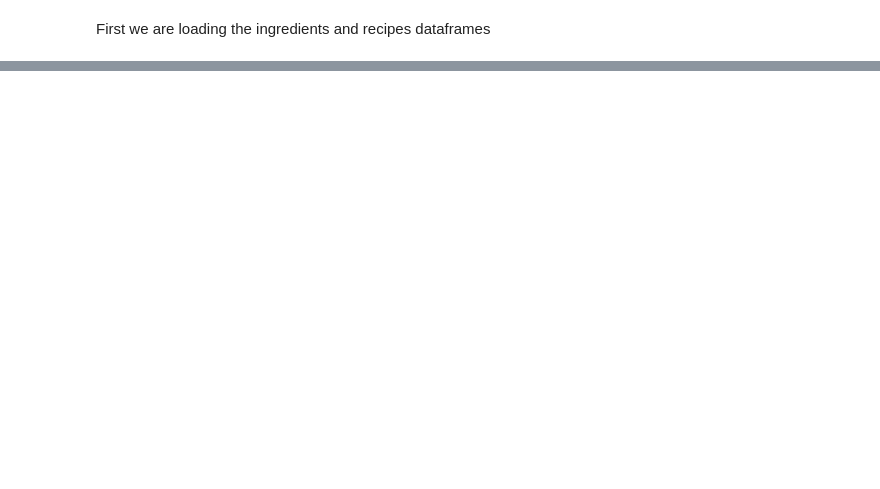
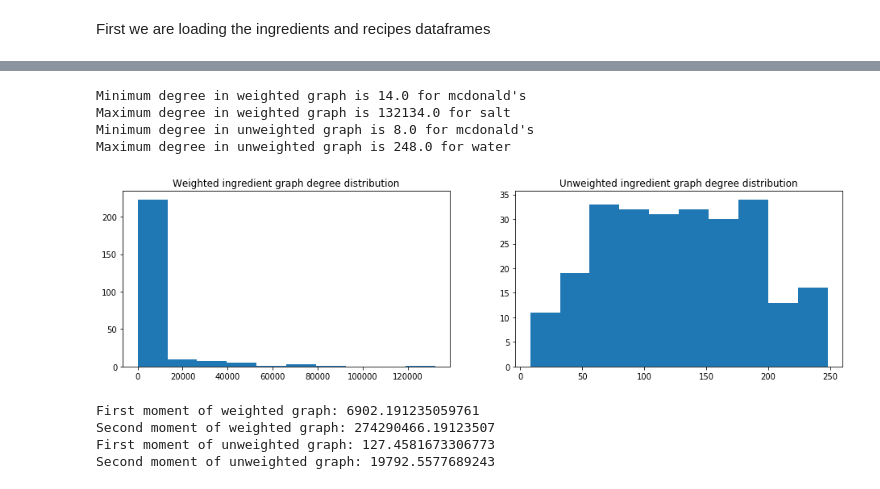
Before and after one commit to alex-mocanu/A-Network-Tour-of-DS-Homework, a Jupyter notebook: Project/explore-ingredients-graph.ipynb, the cells around one changed output, grey strips where cells are left out. Cells and saved outputs as stored; diff of their text form; code cells hidden in the pictures; blank space fills up the shorter version.

Commit message:
Completed ingredients graph exploration

```diff
--- a/Project/explore-ingredients-graph.ipynb
+++ b/Project/explore-ingredients-graph.ipynb
@@ -32,5 +17,0 @@ ingredientsGraph[ *ingredientA* ][ *ingredientB* ] = number of times ingredients
-# %%
-ingredientsGraphFile = open('data/ingredient_graph.pkl', 'rb')
-ingredientsGraphRaw = pkl.load(ingredientsGraphFile)
-ingredientsGraph = nx.from_numpy_matrix(ingredientsGraphRaw)
-ingredientsGraphRaw = ingredientsGraphRaw.flatten()
@@ -194,0 +18,5 @@ for ingredient in ingredientsDgCentrality[:10]:
+# %%
+with open('data/dataframes.pkl', 'rb') as f:
+    data = pkl.load(f)
+    ingredients_df = data['ingredients']
+    recipes_df = data['recipes']
@@ -194,0 +44,15 @@ for ingredient in ingredientsDgCentrality[:10]:
+# %%
+# Load ingredients graph
+with open('data/ingredient_graph.pkl', 'rb') as f:
+    ingredients_graph_raw = pkl.load(f)
+
+# Load recipes graph
+recipes_graph_raw = scipy.sparse.load_npz('data/recipe_graph.npz')
+# %%
+# Make matrices symmetrical
+ingredients_graph_raw = ingredients_graph_raw + ingredients_graph_raw.T
+recipes_graph_raw = recipes_graph_raw + recipes_graph_raw.transpose()
+
+# Generate networkx graphs
+ingredients_graph = nx.from_numpy_matrix(ingredients_graph_raw)
+recipes_graph = nx.from_scipy_sparse_matrix(recipes_graph_raw)
@@ -194,0 +81,47 @@ for ingredient in ingredientsDgCentrality[:10]:
+# %%
+# Form adjacency matrix
+ingredients_adj = ingredients_graph_raw.copy()
+ingredients_adj[ingredients_adj.nonzero()] = 1
+
+ing_weight_deg = ingredients_graph_raw.sum(axis=1)
+ing_adj_deg = ingredients_adj.sum(axis=1)
+
+# Plot degree distributions
+_, axes = plt.subplots(1, 2, figsize=(16, 4))
+axes[0].set_title('Weighted ingredient graph degree distribution')
+axes[0].hist(ing_weight_deg)
+axes[1].set_title('Unweighted ingredient graph degree distribution')
+axes[1].hist(ing_adj_deg);
+
+print(f"Minimum degree in weighted graph is {ing_weight_deg.min()} for {ingredients_df.loc[ing_weight_deg.argmin()]['name']}")
+print(f"Maximum degree in weighted graph is {ing_weight_deg.max()} for {ingredients_df.loc[ing_weight_deg.argmax()]['name']}")
+print(f"Minimum degree in unweighted graph is {ing_adj_deg.min()} for {ingredients_df.loc[ing_adj_deg.argmin()]['name']}")
+print(f"Maximum degree in unweighted graph is {ing_adj_deg.max()} for {ingredients_df.loc[ing_adj_deg.argmax()]['name']}")
+# %% [output]
+Minimum degree in weighted graph is 14.0 for mcdonald's
+Maximum degree in weighted graph is 132134.0 for salt
+Minimum degree in unweighted graph is 8.0 for mcdonald's
+Maximum degree in unweighted graph is 248.0 for water
+[figure, added]
+# %%
+ing_weight_deg_vals, ing_weight_deg_counts = np.unique(ing_weight_deg, return_counts=True)
+ing_adj_deg_vals, ing_adj_deg_counts = np.unique(ing_adj_deg, return_counts=True)
+
+ing_weight_deg_probs = ing_weight_deg_counts / ing_weight_deg_counts.sum()
+ing_adj_deg_probs = ing_adj_deg_counts / ing_adj_deg_counts.sum()
+
+ing_weight_moment_1 = (ing_weight_deg_vals * ing_weight_deg_probs).sum()
+ing_weight_moment_2 = (ing_weight_deg_vals**2 * ing_weight_deg_probs).sum()
+
+ing_adj_moment_1 = (ing_adj_deg_vals * ing_adj_deg_probs).sum()
+ing_adj_moment_2 = (ing_adj_deg_vals**2 * ing_adj_deg_probs).sum()
+
+print(f'First moment of weighted graph: {ing_weight_moment_1}')
+print(f'Second moment of weighted graph: {ing_weight_moment_2}')
+print(f'First moment of unweighted graph: {ing_adj_moment_1}')
+print(f'Second moment of unweighted graph: {ing_adj_moment_2}')
+# %% [output]
+First moment of weighted graph: 6902.191235059761
+Second moment of weighted graph: 274290466.19123507
+First moment of unweighted graph: 127.4581673306773
+Second moment of unweighted graph: 19792.5577689243
```
Also changed, not shown: parts of 57 cells of this notebook.
